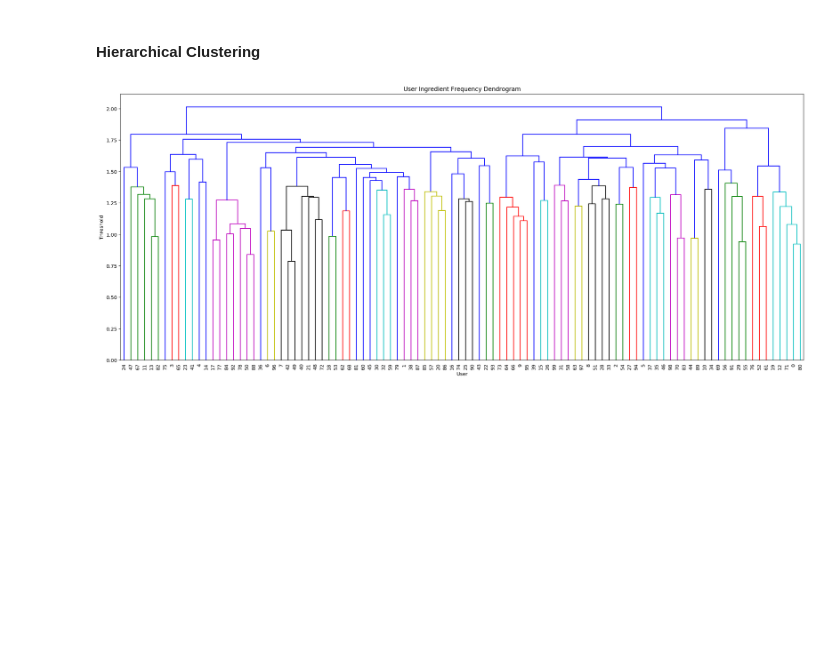
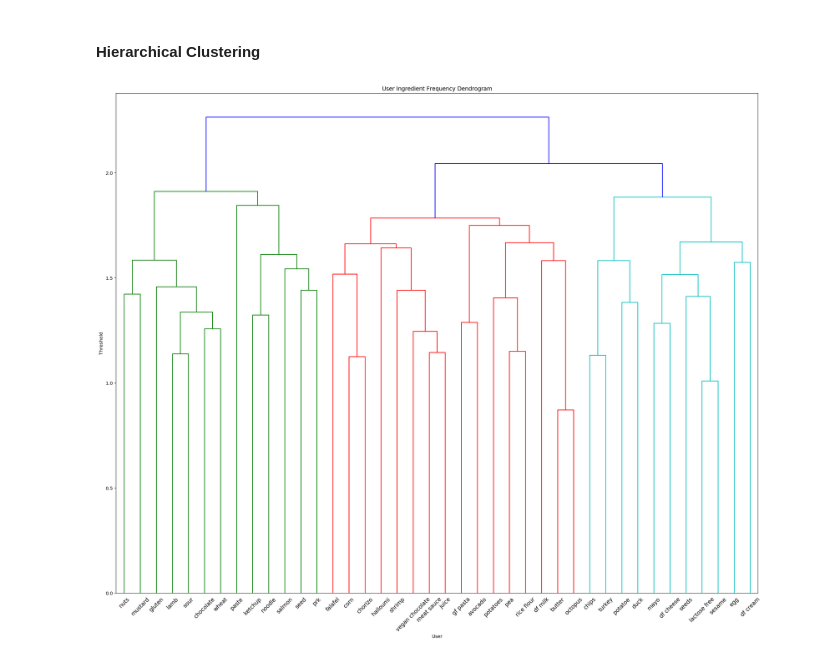
Before and after one commit to noahschumacher/smunch-user-food-analysis, a Jupyter notebook: eda/eda2_clustering.ipynb, the cells around one changed output. Cells and saved outputs as stored; diff of their text form; code cells hidden in the pictures; blank space fills up the shorter version.

Commit message:
Made function which converts specific ingredients to more general ingredients. This allows better inspection on what each cluster is.

```diff
--- a/eda/eda2_clustering.ipynb
+++ b/eda/eda2_clustering.ipynb
@@ -18,5 +22,6 @@ from matplotlib import pyplot as plt
 np.random.seed(seed=14)
 # %%
 ## Read in pickle data
-ing_freq = pd.read_pickle("../model/user_f_df.p")
+ing_freq = pd.read_pickle("pickle/user_f_df_tot.p")
 ing_freq.sample(3)
+customers = ing_freq.cust_id
@@ -44,11 +69,11 @@ def scale_df(df):
 
 ing_freq = scale_df(ing_freq)
 # %%
-## Exploring which ingredients are the most and least used
-cols = ing_freq.columns
-ing_means = ing_freq[cols].mean()  ## The variance in frequency would indicate strong preferences on ingredient
-top_ings = ing_means.sort_values().index.values[:]  ## Choosing the x ingredients with the most variance
+# ## Exploring which ingredients are the most and least used
+# cols = ing_freq.columns
+# ing_means = ing_freq[cols].mean()  ## The variance in frequency would indicate strong preferences on ingredient
+# top_ings = ing_means.sort_values().index.values[:]  ## Choosing the x ingredients with the most variance
 
-top_ing_f = ing_freq[top_ings]
-top_ing_f.sample(4)
+top_ing_f = ing_freq.copy()
+top_ing_f.head(4)
 # %% [output]
@@ -133,8 +172,8 @@ def high_clustering(data, sample_size, dist_measure='cosine', plot='yes'):
     return linkage(squareY, 'average')
 
 ## Plot the dendrogram
-def plot_dendro(Z, orient='top', thresh=None, font_s=20):
-    fig = plt.figure(figsize=(25, 10))
+def plot_dendro(Z, labels, orient='top', thresh=None, font_s=20):
+    fig = plt.figure(figsize=(25, 20))
     dn = dendrogram(Z)
 
     section = np.array(dn["ivl"]).astype(int)
@@ -142,13 +181,14 @@ def plot_dendro(Z, orient='top', thresh=None, font_s=20):
     dn = dendrogram(Z,
                     orientation=orient,
                     color_threshold=thresh,
+                    labels=labels,
                     leaf_font_size=font_s)
     plt.ylabel('Threshold')
     plt.xlabel('User')
     plt.title('User Ingredient Frequency Dendrogram')
     plt.show()
 # %%
-linkage1 = high_clustering(top_ing_f, 100)
-plot_dendro(linkage1, orient='top', font_s=10)
+linkage1 = high_clustering(top_ing_f, 40)
+plot_dendro(linkage1, top_ing_f.columns, orient='top', thresh=1.95, font_s=12)
 # %% [output]
-[figure, old version]
+[figure, new version]
```
Also changed, not shown: parts of 10 cells of this notebook.
